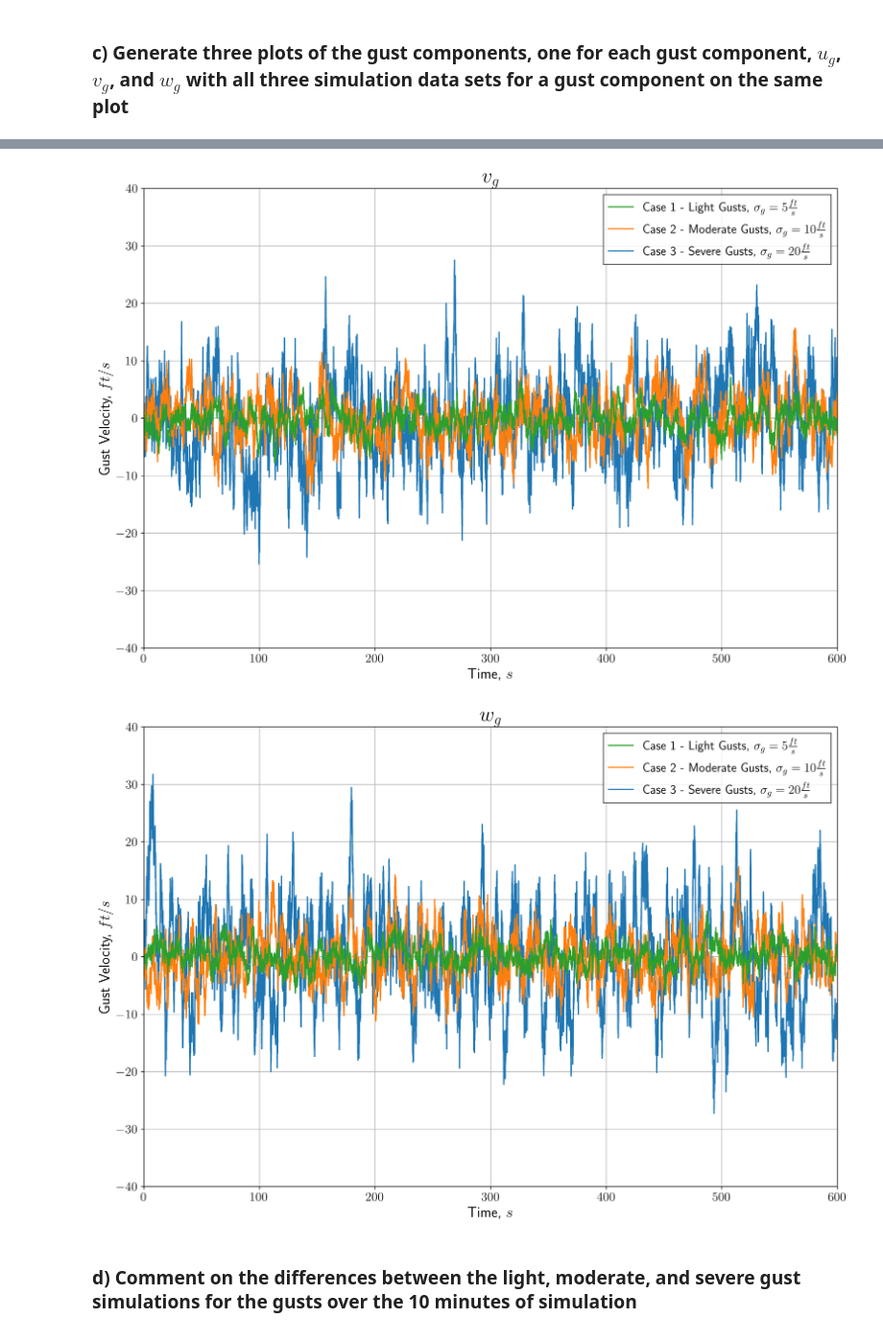
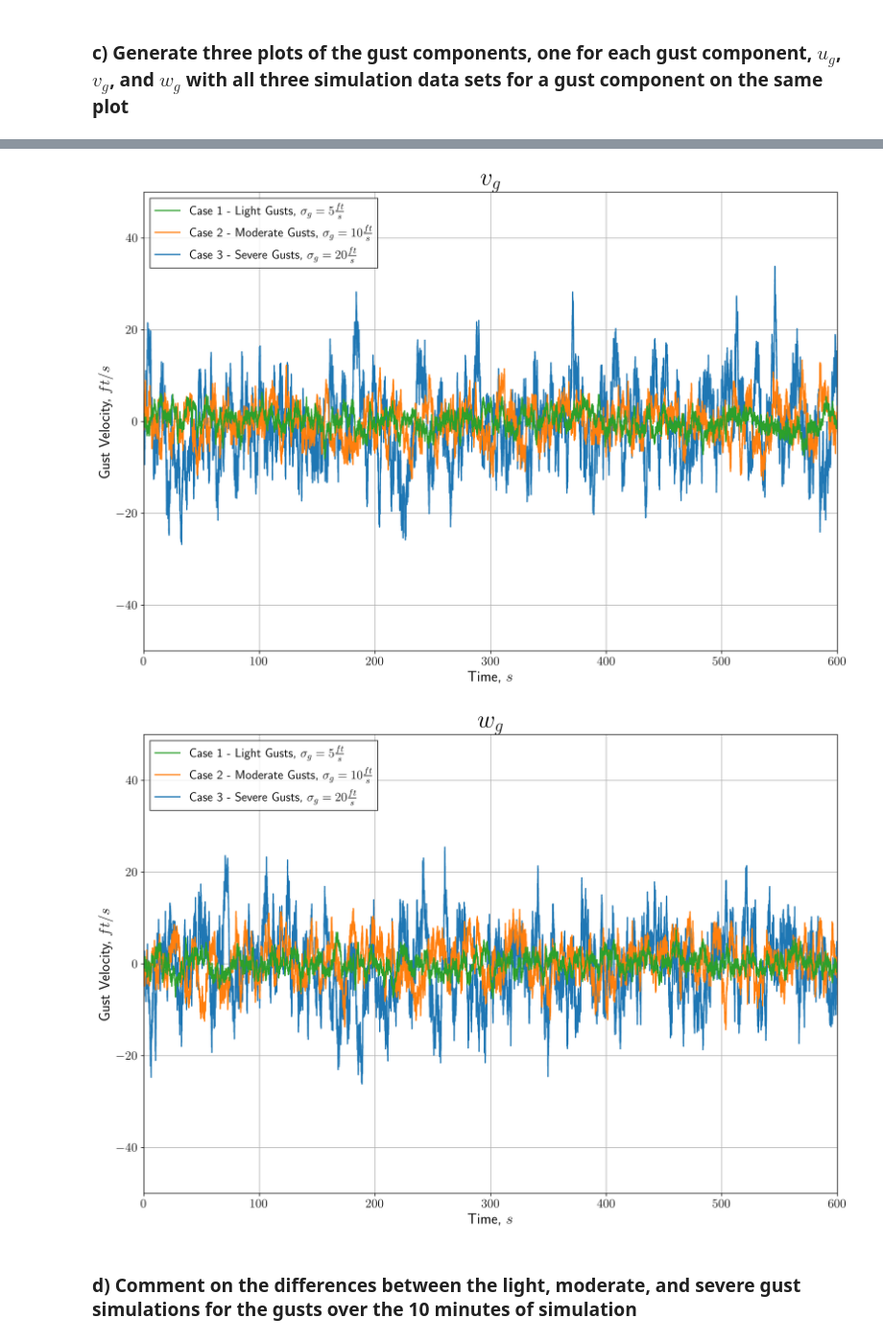
Before and after one commit to benlucke1/aem566, a Jupyter notebook: project2/aem566_project2_main.ipynb, the cells around one changed output, grey strips where cells are left out. Shown at 96% size. Saved outputs shown, nothing was run; the diff lists cells and outputs as text; code cells hidden in the pictures.

```diff
--- a/project2/aem566_project2_main.ipynb
+++ b/project2/aem566_project2_main.ipynb
@@ -62,8 +62,9 @@ def simulate_dryden(v_inf, alt, sigma_u, sigma_v, sigma_w, tstart, tend, dt):
                 [0,0, np.sqrt(1/dt),0, 0],
                 [0,0,0, np.sqrt(1/dt), 0],
                 [0,0,0, 0, np.sqrt(1/dt)]])
-    n_t = stats.multivariate_normal([0,0,0,0,0], cov=P)
+    n_t = stats.multivariate_normal([mu,mu,mu,mu,mu], cov=P)
     n_i = n_t.rvs(size=nsteps).T
+    print(n_i.shape)
 
     # Discretize dynamics and simulate gust model
     Ad = sp.linalg.expm(A*dt)
@@ -108,18 +115,19 @@ def plot_gust_component(t, light_data, moderate_data, severe_data, label='w_g',s
     ax.set_ylabel('Gust Velocity, $ft/s$',fontsize=18)
     ax.tick_params(axis='x', labelsize=15)
     ax.tick_params(axis='y', labelsize=15)
-    ax.set_title(f'${label}$',fontsize=25)
-    ax.set_ylim([-40, 40])
+    ax.set_title(f'${label}$',fontsize=30)
     ax.set_xlim([0, 600])
+    ax.set_ylim([-50, 50])
+
     ax.grid()
     handles, labels = plt.gca().get_legend_handles_labels()
     order = [2,1,0]
-    plt.legend([handles[idx] for idx in order],[labels[idx] for idx in order],fontsize=15,edgecolor='black',fancybox=False)
+    plt.legend([handles[idx] for idx in order],[labels[idx] for idx in order],fontsize=15,edgecolor='black',fancybox=False,loc='upper left')
     plt.show()
     if save:
         fig.savefig(f'{label}.png')
 # %%
-plot_gust_component(t, results_case1, results_case2, results_case3, 'u_g')
-plot_gust_component(t, results_case1, results_case2, results_case3, 'v_g')
-plot_gust_component(t, results_case1, results_case2, results_case3, 'w_g')
+plot_gust_component(t, results_case1, results_case2, results_case3, 'u_g',True)
+plot_gust_component(t, results_case1, results_case2, results_case3, 'v_g',True)
+plot_gust_component(t, results_case1, results_case2, results_case3, 'w_g',True)
 # %% [output]
@@ -127,5 +135,5 @@ plot_gust_component(t, results_case1, results_case2, results_case3, 'w_g')
-[figure, old version]
+[figure, new version]
-[figure, old version]
+[figure, new version]
 # %% [markdown]
 ### d) Comment on the differences between the light, moderate, and severe gust simulations for the gusts over the 10 minutes of simulation
 # %% [markdown]
```
Also changed, not shown: parts of 4 cells of this notebook.
